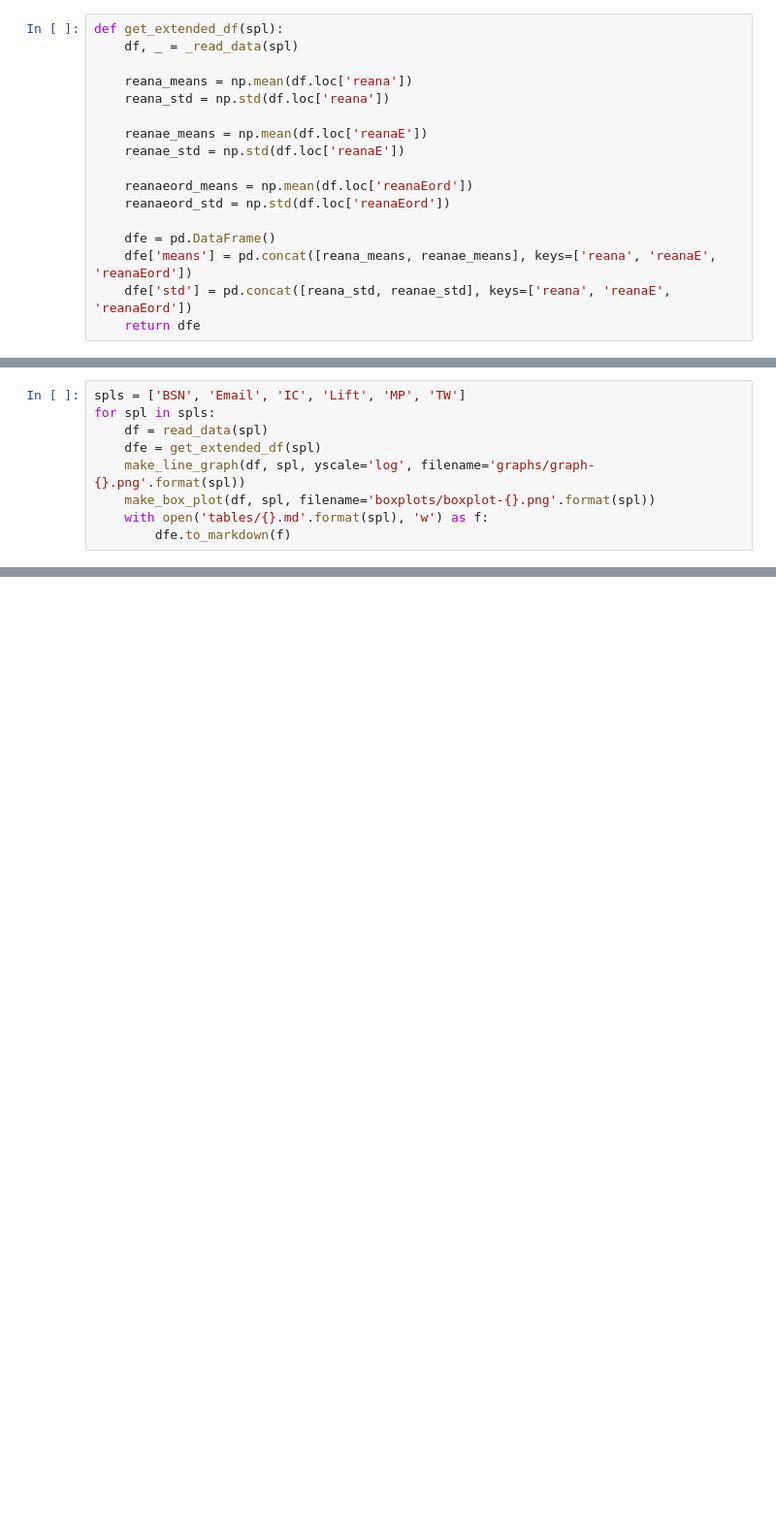
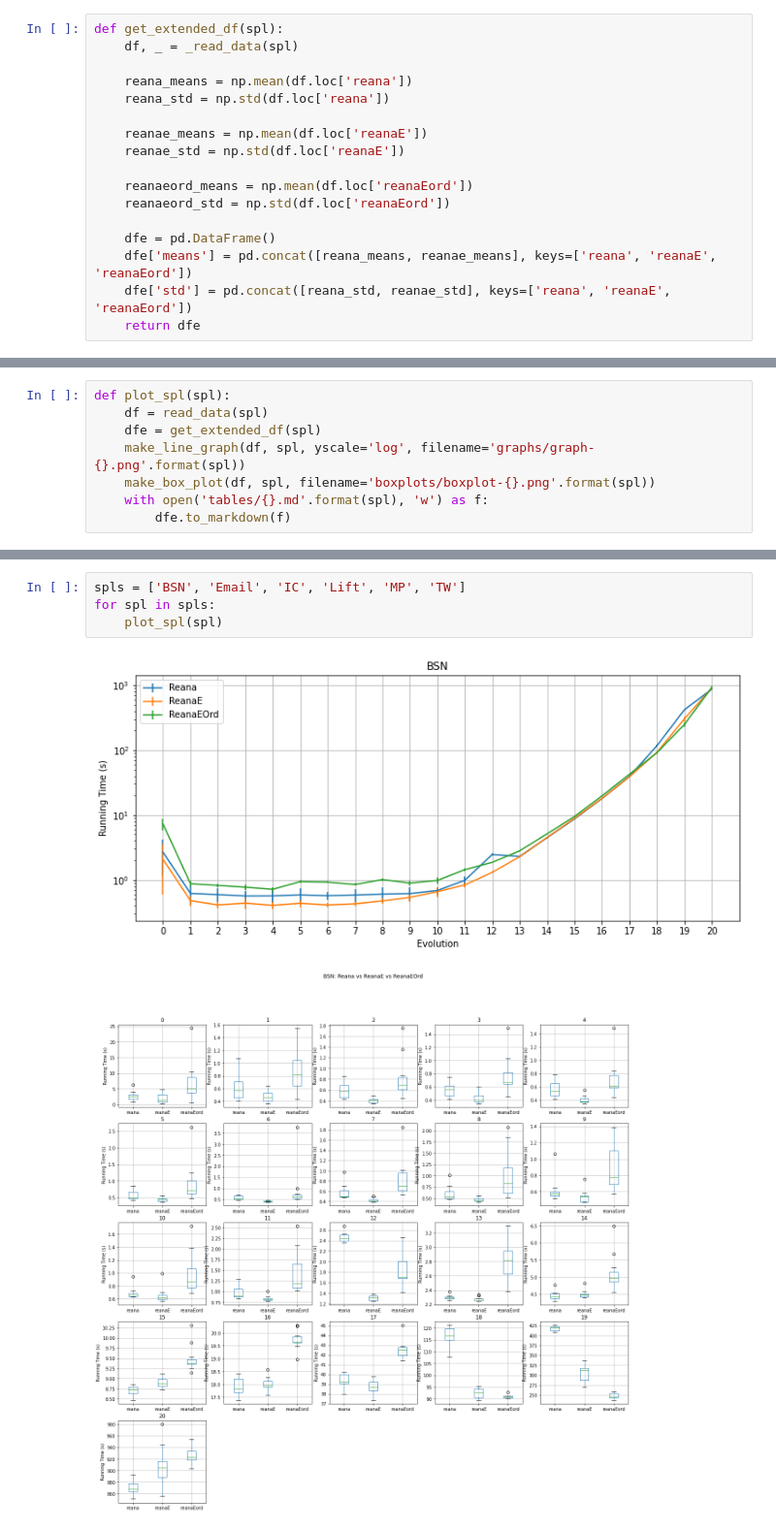
Before and after one commit to DSPL4C2/reana-data, a Jupyter notebook: ReanaData.ipynb, the cells around one changed output, grey strips where cells are left out. Shown at 97% size. Drawn from its saved outputs; the diff is of its cells as text; blank space fills up the shorter version.

```diff
--- a/ReanaData.ipynb
+++ b/ReanaData.ipynb
@@ -202,6 +202,5 @@ TODO
 # %%
-spls = ['BSN', 'Email', 'IC', 'Lift', 'MP', 'TW']
-for spl in spls:
+def plot_spl(spl):
     df = read_data(spl)
     dfe = get_extended_df(spl)
     make_line_graph(df, spl, yscale='log', filename='graphs/graph-{}.png'.format(spl))
@@ -223,0 +210,7 @@ for spl in spls:
+# %%
+spls = ['BSN', 'Email', 'IC', 'Lift', 'MP', 'TW']
+for spl in spls:
+    plot_spl(spl)
+# %% [output]
+[figure, added]
+[figure, added]
```
Also changed, not shown: parts of 5 cells of this notebook, 16 other files.
